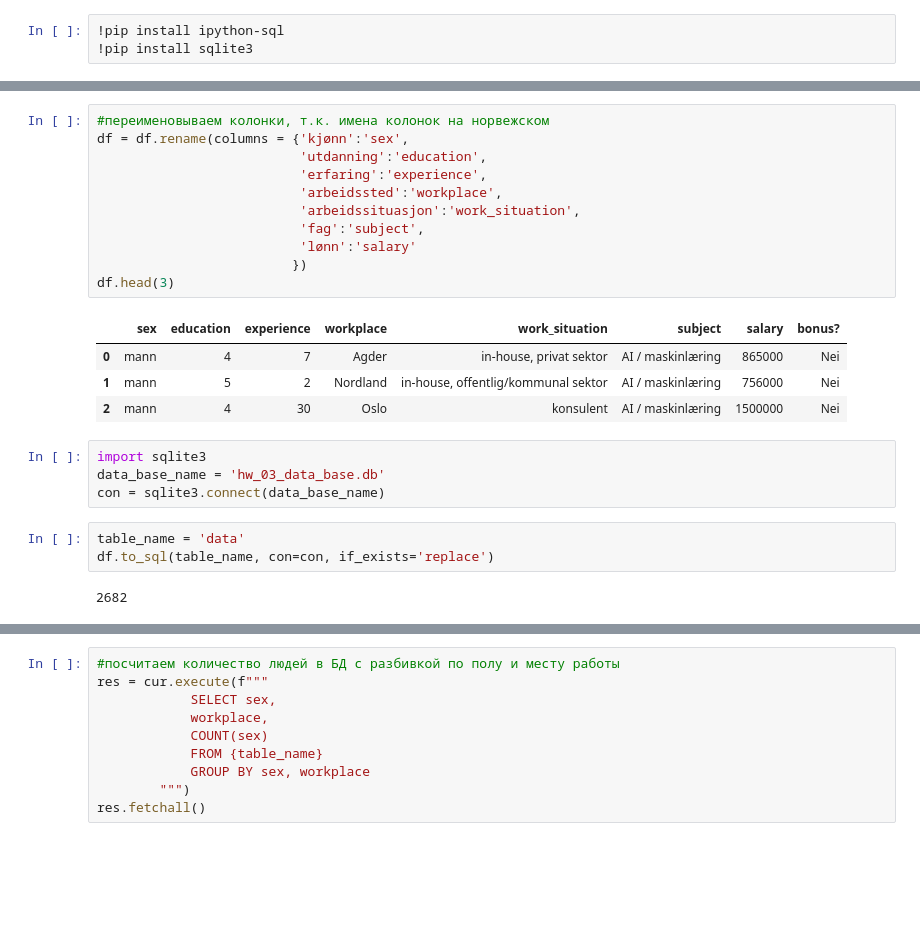
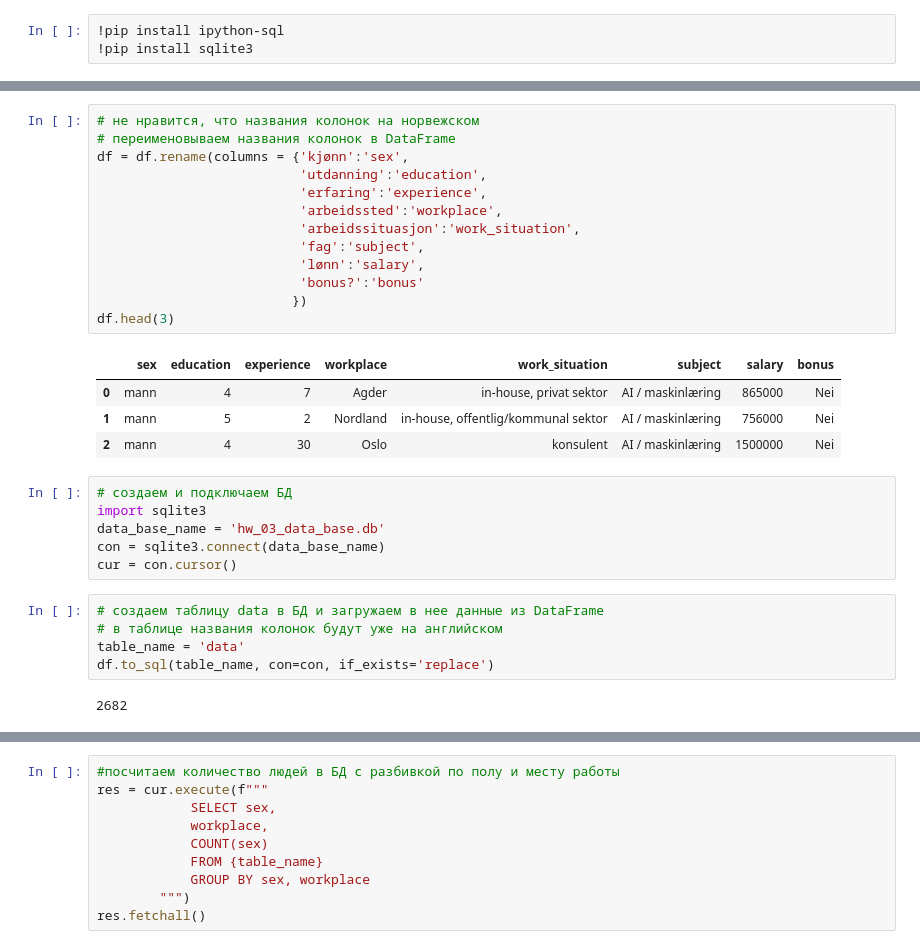
Before and after one commit to TatsianaMi/DataScience_HW, a Jupyter notebook: hw-03/hw-03.ipynb, the cells around one changed output, grey strips where cells are left out. Cells and saved outputs as stored; diff of their text form; blank space fills up the shorter version.

```diff
--- a/hw-03/hw-03.ipynb
+++ b/hw-03/hw-03.ipynb
@@ -12,26 +13,32 @@ INFO:fetch_data:Fetching file by url on 2025-02-15 Time 21:07:24+00:00 UTC
 | 1 | mann | 5 | 2 | Nordland | in-house, offentlig/kommunal sektor | AI / maskinlæring | 756000 | Nei |
 | 2 | mann | 4 | 30 | Oslo | konsulent | AI / maskinlæring | 1500000 | Nei |
 # %%
-#переименовываем колонки, т.к. имена колонок на норвежском
+# не нравится, что названия колонок на норвежском
+# переименовываем названия колонок в DataFrame
 df = df.rename(columns = {'kjønn':'sex',
                           'utdanning':'education',
                           'erfaring':'experience',
                           'arbeidssted':'workplace',
                           'arbeidssituasjon':'work_situation',
                           'fag':'subject',
-                          'lønn':'salary'
+                          'lønn':'salary',
+                          'bonus?':'bonus'
                          })
 df.head(3)
 # %% [output]
-|  | sex | education | experience | workplace | work_situation | subject | salary | bonus? |
+|  | sex | education | experience | workplace | work_situation | subject | salary | bonus |
 | 0 | mann | 4 | 7 | Agder | in-house, privat sektor | AI / maskinlæring | 865000 | Nei |
 | 1 | mann | 5 | 2 | Nordland | in-house, offentlig/kommunal sektor | AI / maskinlæring | 756000 | Nei |
 | 2 | mann | 4 | 30 | Oslo | konsulent | AI / maskinlæring | 1500000 | Nei |
 # %%
+# создаем и подключаем БД
 import sqlite3
 data_base_name = 'hw_03_data_base.db'
 con = sqlite3.connect(data_base_name)
+cur = con.cursor()
 # %%
+# создаем таблицу data в БД и загружаем в нее данные из DataFrame
+# в таблице названия колонок будут уже на английском
 table_name = 'data'
 df.to_sql(table_name, con=con, if_exists='replace')
 # %% [output]
```
Also changed, not shown: parts of 11 cells of this notebook, 11 other files.
